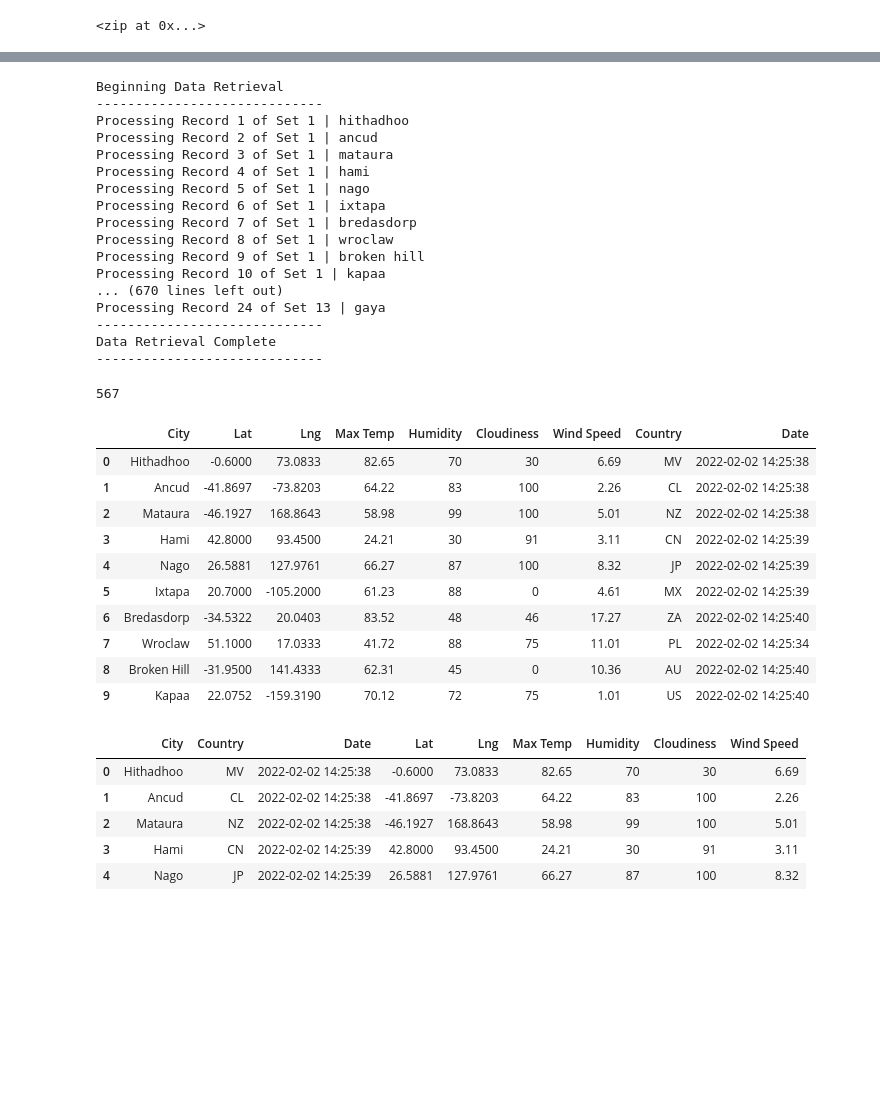
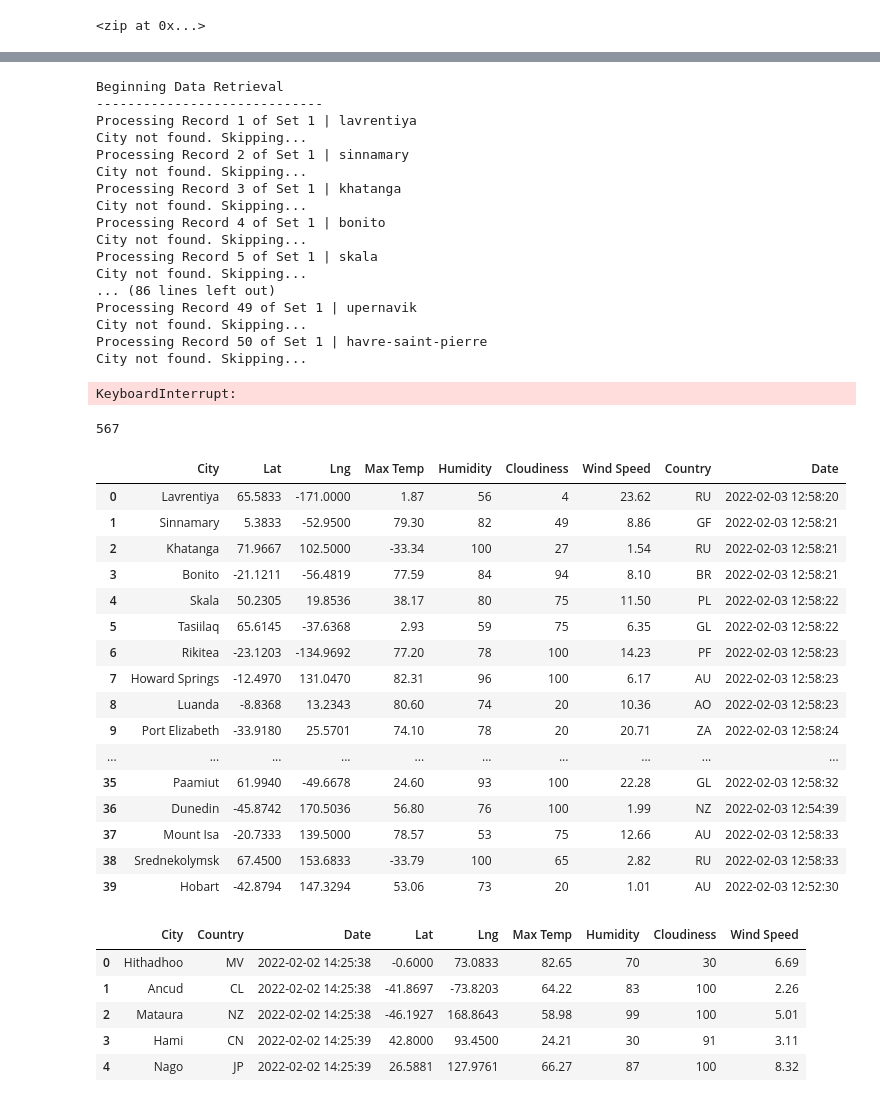
Before and after one commit to stovepipe/World_Weather_Analysis, a Jupyter notebook: WeatherPy.ipynb, the cells around one changed output, grey strips where cells are left out. Saved outputs shown, nothing was run; the diff lists cells and outputs as text; code cells hidden in the pictures; blank space fills up the shorter version.

Commit message:
Weather database challenge completed

```diff
--- a/WeatherPy.ipynb
+++ b/WeatherPy.ipynb
@@ -120,6 +120,7 @@ for i, city in enumerate(cities):
         city_clouds = city_weather["clouds"]["all"]
         city_wind = city_weather["wind"]["speed"]
         city_country = city_weather["sys"]["country"]
+        city_description = city_weather["weather"]["description"]
         # Convert the date to ISO standard.
         city_date = datetime.utcfromtimestamp(city_weather["dt"]).strftime('%Y-%m-%d %H:%M:%S')
         # Append the city information into city_data list.
@@ -131,6 +132,7 @@ for i, city in enumerate(cities):
                           "Cloudiness": city_clouds,
                           "Wind Speed": city_wind,
                           "Country": city_country,
+                          "Current Description": city_description,
                           "Date": city_date})
 
 # If an error is experienced, skip the city.
@@ -145,21 +147,22 @@ print("-----------------------------")
 # %% [output]
 Beginning Data Retrieval
 -----------------------------
-Processing Record 1 of Set 1 | hithadhoo
-Processing Record 2 of Set 1 | ancud
-Processing Record 3 of Set 1 | mataura
-Processing Record 4 of Set 1 | hami
-Processing Record 5 of Set 1 | nago
-Processing Record 6 of Set 1 | ixtapa
-Processing Record 7 of Set 1 | bredasdorp
-Processing Record 8 of Set 1 | wroclaw
-Processing Record 9 of Set 1 | broken hill
-Processing Record 10 of Set 1 | kapaa
-... (670 lines left out)
-Processing Record 24 of Set 13 | gaya
------------------------------
-Data Retrieval Complete
------------------------------
+Processing Record 1 of Set 1 | lavrentiya
+City not found. Skipping...
+Processing Record 2 of Set 1 | sinnamary
+City not found. Skipping...
+Processing Record 3 of Set 1 | khatanga
+City not found. Skipping...
+Processing Record 4 of Set 1 | bonito
+City not found. Skipping...
+Processing Record 5 of Set 1 | skala
+City not found. Skipping...
+... (86 lines left out)
+Processing Record 49 of Set 1 | upernavik
+City not found. Skipping...
+Processing Record 50 of Set 1 | havre-saint-pierre
+City not found. Skipping...
+KeyboardInterrupt:
 # %%
 # Confirm how many rows with data
 len(city_data)
@@ -168,19 +171,25 @@ len(city_data)
 # %%
 # Convert the array of dictionaries to a Pandas DataFrame.
 city_data_df = pd.DataFrame(city_data)
-city_data_df.head(10)
+city_data_df.head(40)
 # %% [output]
 |  | City | Lat | Lng | Max Temp | Humidity | Cloudiness | Wind Speed | Country | Date |
-| 0 | Hithadhoo | -0.6000 | 73.0833 | 82.65 | 70 | 30 | 6.69 | MV | 2022-02-02 14:25:38 |
-| 1 | Ancud | -41.8697 | -73.8203 | 64.22 | 83 | 100 | 2.26 | CL | 2022-02-02 14:25:38 |
-| 2 | Mataura | -46.1927 | 168.8643 | 58.98 | 99 | 100 | 5.01 | NZ | 2022-02-02 14:25:38 |
-| 3 | Hami | 42.8000 | 93.4500 | 24.21 | 30 | 91 | 3.11 | CN | 2022-02-02 14:25:39 |
-| 4 | Nago | 26.5881 | 127.9761 | 66.27 | 87 | 100 | 8.32 | JP | 2022-02-02 14:25:39 |
-| 5 | Ixtapa | 20.7000 | -105.2000 | 61.23 | 88 | 0 | 4.61 | MX | 2022-02-02 14:25:39 |
-| 6 | Bredasdorp | -34.5322 | 20.0403 | 83.52 | 48 | 46 | 17.27 | ZA | 2022-02-02 14:25:40 |
-| 7 | Wroclaw | 51.1000 | 17.0333 | 41.72 | 88 | 75 | 11.01 | PL | 2022-02-02 14:25:34 |
-| 8 | Broken Hill | -31.9500 | 141.4333 | 62.31 | 45 | 0 | 10.36 | AU | 2022-02-02 14:25:40 |
-| 9 | Kapaa | 22.0752 | -159.3190 | 70.12 | 72 | 75 | 1.01 | US | 2022-02-02 14:25:40 |
+| 0 | Lavrentiya | 65.5833 | -171.0000 | 1.87 | 56 | 4 | 23.62 | RU | 2022-02-03 12:58:20 |
+| 1 | Sinnamary | 5.3833 | -52.9500 | 79.30 | 82 | 49 | 8.86 | GF | 2022-02-03 12:58:21 |
+| 2 | Khatanga | 71.9667 | 102.5000 | -33.34 | 100 | 27 | 1.54 | RU | 2022-02-03 12:58:21 |
+| 3 | Bonito | -21.1211 | -56.4819 | 77.59 | 84 | 94 | 8.10 | BR | 2022-02-03 12:58:21 |
+| 4 | Skala | 50.2305 | 19.8536 | 38.17 | 80 | 75 | 11.50 | PL | 2022-02-03 12:58:22 |
+| 5 | Tasiilaq | 65.6145 | -37.6368 | 2.93 | 59 | 75 | 6.35 | GL | 2022-02-03 12:58:22 |
+| 6 | Rikitea | -23.1203 | -134.9692 | 77.20 | 78 | 100 | 14.23 | PF | 2022-02-03 12:58:23 |
+| 7 | Howard Springs | -12.4970 | 131.0470 | 82.31 | 96 | 100 | 6.17 | AU | 2022-02-03 12:58:23 |
+| 8 | Luanda | -8.8368 | 13.2343 | 80.60 | 74 | 20 | 10.36 | AO | 2022-02-03 12:58:23 |
+| 9 | Port Elizabeth | -33.9180 | 25.5701 | 74.10 | 78 | 20 | 20.71 | ZA | 2022-02-03 12:58:24 |
+| ... | ... | ... | ... | ... | ... | ... | ... | ... | ... |
+| 35 | Paamiut | 61.9940 | -49.6678 | 24.60 | 93 | 100 | 22.28 | GL | 2022-02-03 12:58:32 |
+| 36 | Dunedin | -45.8742 | 170.5036 | 56.80 | 76 | 100 | 1.99 | NZ | 2022-02-03 12:54:39 |
+| 37 | Mount Isa | -20.7333 | 139.5000 | 78.57 | 53 | 75 | 12.66 | AU | 2022-02-03 12:58:33 |
+| 38 | Srednekolymsk | 67.4500 | 153.6833 | -33.79 | 100 | 65 | 2.82 | RU | 2022-02-03 12:58:33 |
+| 39 | Hobart | -42.8794 | 147.3294 | 53.06 | 73 | 20 | 1.01 | AU | 2022-02-03 12:52:30 |
 # %%
 # Arrange column order
 column_order = ["City", "Country", "Date", "Lat", "Lng", "Max Temp", "Humidity", "Cloudiness", "Wind Speed"]
```
Also changed, not shown: parts of 9 cells of this notebook, 2 other files.
